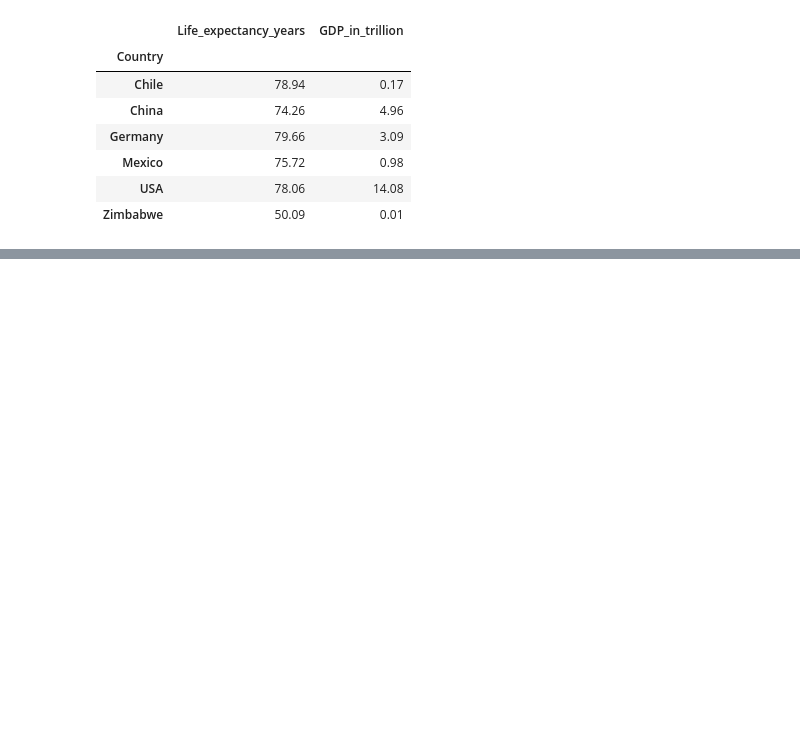
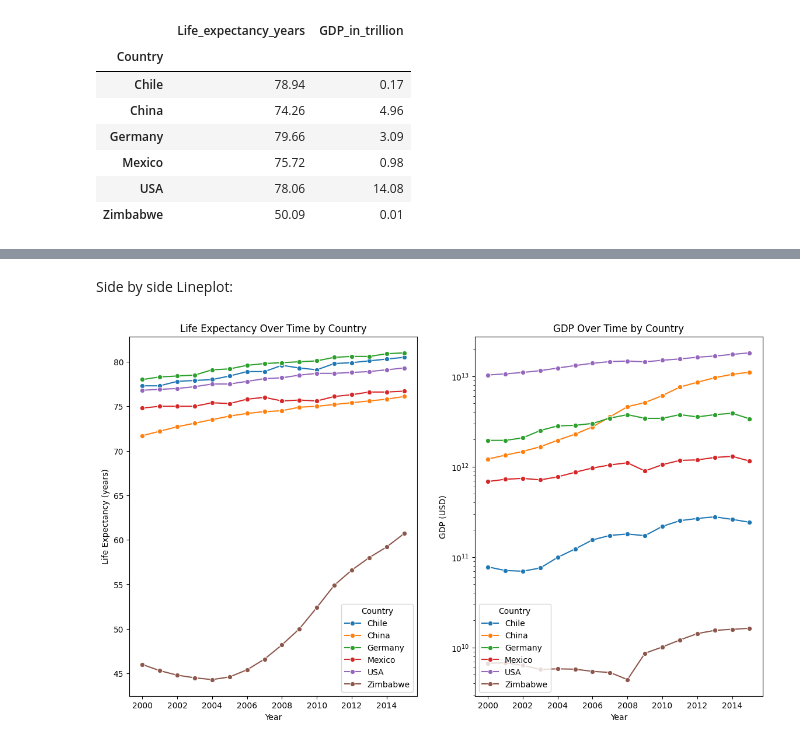
Before and after one commit to Franciaya/life_expectancy_gdp_project, a Jupyter notebook: life_expectancy_gdp.ipynb, the cells around one changed output, grey strips where cells are left out. Cells and saved outputs as stored; diff of their text form; code cells hidden in the pictures; blank space fills up the shorter version.

```diff
--- a/life_expectancy_gdp.ipynb
+++ b/life_expectancy_gdp.ipynb
@@ -126,0 +194,22 @@ Passing `palette` without assigning `hue` is deprecated and will be removed in v
+# %% [markdown]
+Side by side Lineplot:
+# %%
+plt.figure(figsize=(14,8))
+ax1 = plt.subplot(1,2,1)
+sns.lineplot(data=life_data, x='Year', y='Life_expectancy_years', hue='Country', marker='o')
+plt.title('Life Expectancy Over Time by Country')
+plt.xlabel('Year')
+plt.ylabel('Life Expectancy (years)')
+plt.legend(title='Country')
+
+plt.subplot(1,2,2)
+sns.lineplot(data=life_data, x='Year', y='GDP', hue='Country', marker='o')
+plt.title('GDP Over Time by Country')
+plt.xlabel('Year')
+plt.ylabel('GDP (USD)')
+plt.yscale('log')
+plt.legend(title='Country')
+
+plt.show()
+# %% [output]
+[figure, added]
```
Also changed, not shown: parts of 33 cells of this notebook.
